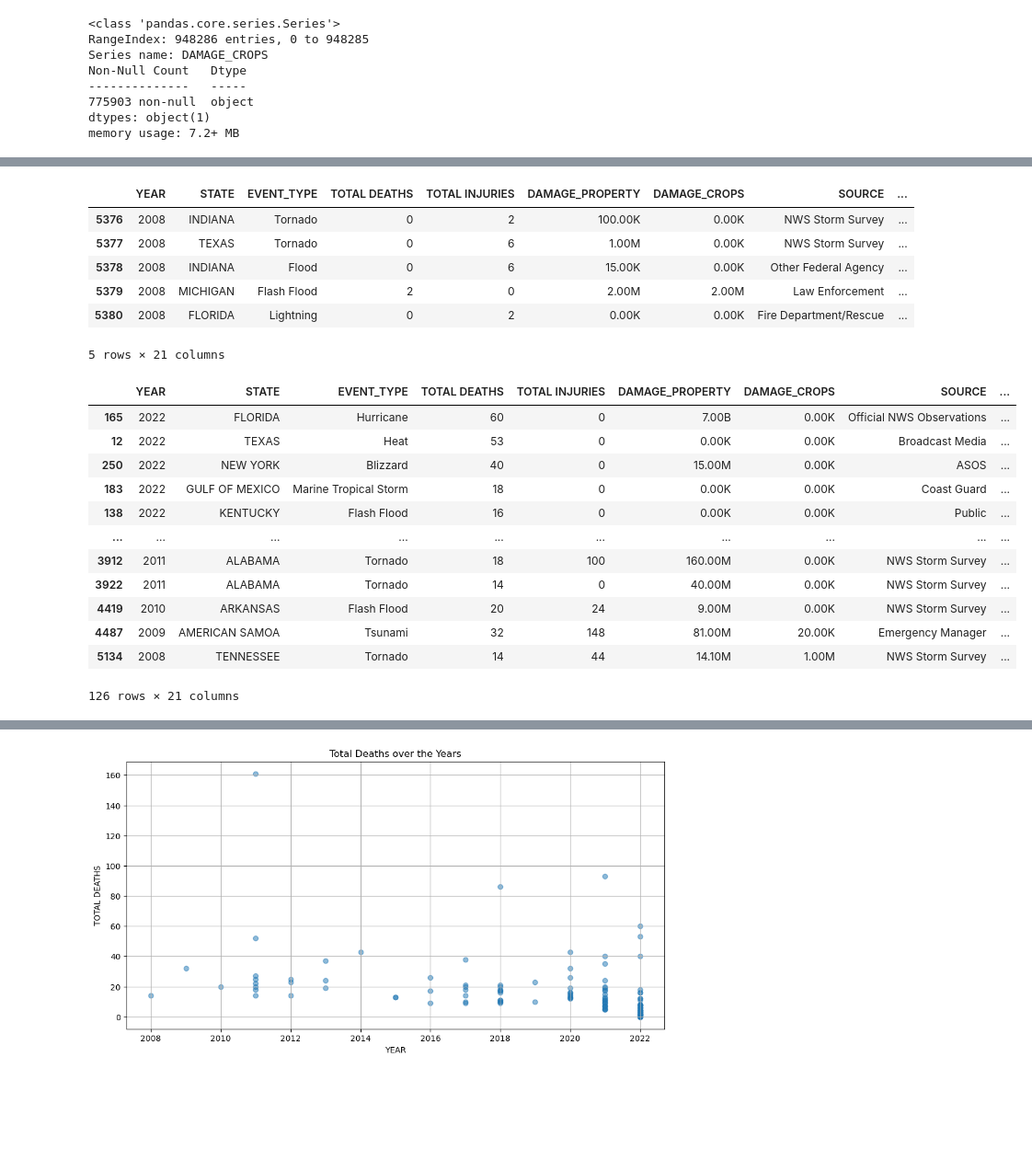
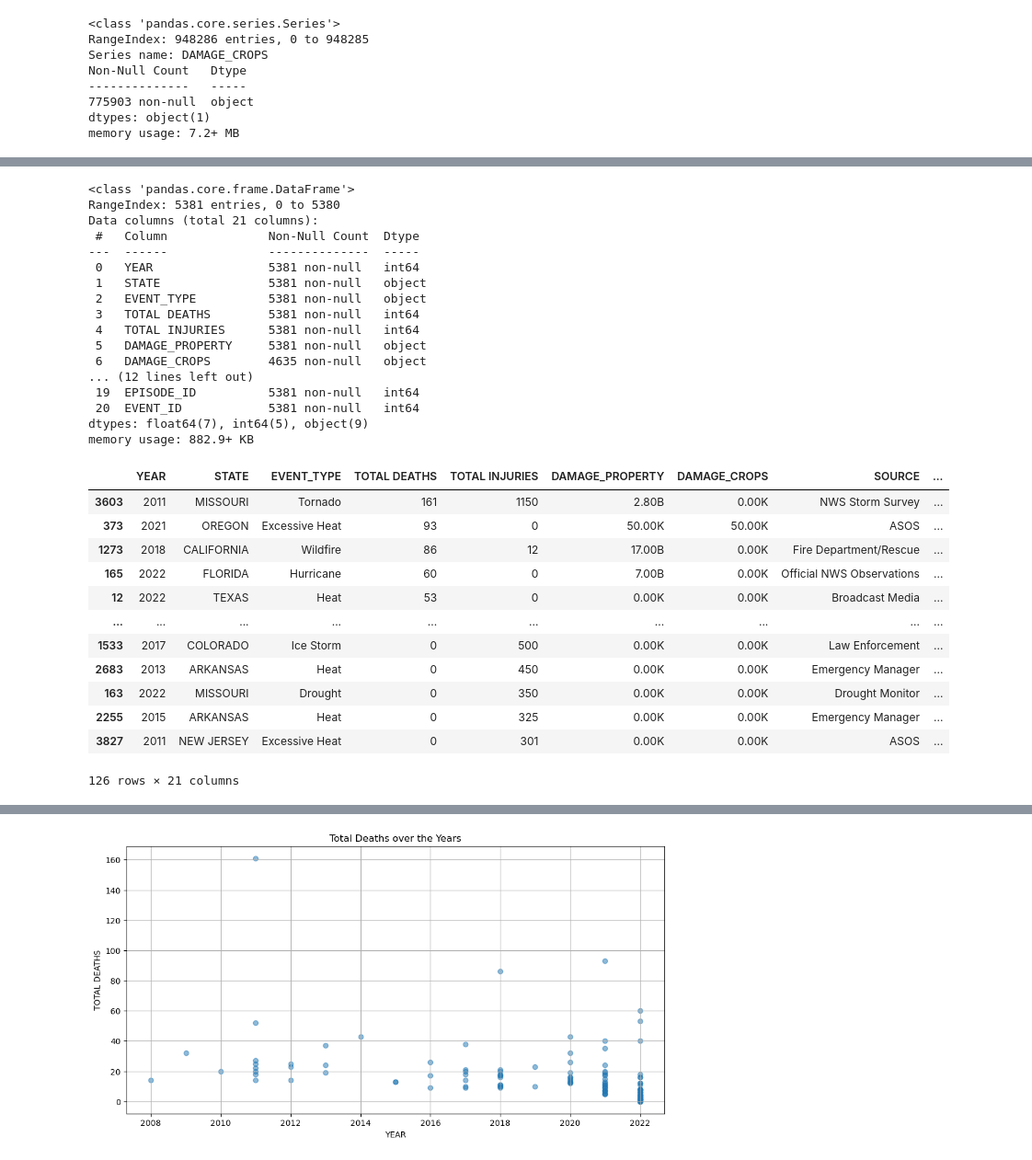
Before and after one commit to elizabethmorgan26/team1, a Jupyter notebook: mergestorm.ipynb, the cells around one changed output, grey strips where cells are left out. Shown at 92% size. Saved outputs shown, nothing was run; the diff lists cells and outputs as text; code cells hidden in the pictures; blank space fills up the shorter version.

Commit message:
update mergestorm

```diff
--- a/mergestorm.ipynb
+++ b/mergestorm.ipynb
@@ -7,7 +8,21 @@ from scipy.stats import linregress
 # %%
 #merging all the datasets into one
 mergestorm_df = pd.concat(
-    map(pd.read_csv, ["resources/stormevents_2022.csv", "resources/stormevents_2021.csv","resources/stormevents_2020.csv","resources/stormevents_2019.csv","resources/stormevents_2018.csv", "resources/stormevents_2017.csv", "resources/stormevents_2016.csv", "resources/stormevents_2015.csv", "resources/stormevents_2014.csv", "resources/stormevents_2013.csv", "resources/stormevents_2012.csv", "resources/stormevents_2011.csv", "resources/stormevents_2010.csv", "resources/stormevents_2009.csv", "resources/stormevents_2008.csv"]), ignore_index=True)
+    map(pd.read_csv, ["resources/stormevents_2022.csv",
+                      "resources/stormevents_2021.csv",
+                      "resources/stormevents_2020.csv",
+                      "resources/stormevents_2019.csv",
+                      "resources/stormevents_2018.csv",
+                      "resources/stormevents_2017.csv",
+                      "resources/stormevents_2016.csv",
+                      "resources/stormevents_2015.csv",
+                      "resources/stormevents_2014.csv",
+                      "resources/stormevents_2013.csv",
+                      "resources/stormevents_2012.csv",
+                      "resources/stormevents_2011.csv",
+                      "resources/stormevents_2010.csv",
+                      "resources/stormevents_2009.csv",
+                      "resources/stormevents_2008.csv"]), ignore_index=True)
 mergestorm_df.head()
 # %% [output]
 |  | BEGIN_YEARMONTH | BEGIN_DAY | BEGIN_TIME | END_YEARMONTH | END_DAY | END_TIME | EPISODE_ID | EVENT_ID | ... |
@@ -53,4 +68,4 @@ dtypes: float64(7), int64(7), object(9)
 memory usage: 166.4+ MB
 # %%
 #convert property damages from object to string
-clean_mergestorm_df["DAMAGE_PROPERTY"].astype(str)
+clean_mergestorm_df.loc[:,"DAMAGE_PROPERTY"] = clean_mergestorm_df["DAMAGE_PROPERTY"].astype('str')
@@ -125,8 +136,8 @@ dtypes: object(1)
 memory usage: 7.2+ MB
 # %%
 # Add new columns that combine direct and indirect deaths; direct and indirect injuries; and property damage and crop damage
-clean_mergestorm_df["TOTAL DEATHS"] = clean_mergestorm_df["DEATHS_DIRECT"] + clean_mergestorm_df["DEATHS_INDIRECT"]
-clean_mergestorm_df["TOTAL INJURIES"] = clean_mergestorm_df["INJURIES_DIRECT"] + clean_mergestorm_df["INJURIES_INDIRECT"]
+clean_mergestorm_df.loc[:,"TOTAL DEATHS"] = clean_mergestorm_df["DEATHS_DIRECT"] + clean_mergestorm_df["DEATHS_INDIRECT"]
+clean_mergestorm_df.loc[:,"TOTAL INJURIES"] = clean_mergestorm_df["INJURIES_DIRECT"] + clean_mergestorm_df["INJURIES_INDIRECT"]
 # clean_mergestorm_df["TOTAL DAMAGES"] = clean_mergestorm_df["DAMAGE_PROPERTY"] + clean_mergestorm_df["DAMAGE_CROPS"]
 
 clean_mergestorm_df.tail()
@@ -197,29 +238,39 @@ narrow_df.head()
 reordernarrow_df = narrow_df[["YEAR", "STATE", "EVENT_TYPE",
                               "TOTAL DEATHS", "TOTAL INJURIES",
                               "DAMAGE_PROPERTY","DAMAGE_CROPS", "SOURCE", "MAGNITUDE", "MAGNITUDE_TYPE", "TOR_F_SCALE", "TOR_LENGTH", "TOR_WIDTH", "TOR_OTHER_CZ_STATE", "BEGIN_LOCATION", "BEGIN_LAT", "BEGIN_LON", "END_LAT", "END_LON", "EPISODE_ID", "EVENT_ID",]]
-reordernarrow_df.tail()
+reordernarrow_df.info()
 # %% [output]
-|  | YEAR | STATE | EVENT_TYPE | TOTAL DEATHS | TOTAL INJURIES | DAMAGE_PROPERTY | DAMAGE_CROPS | SOURCE | ... |
-| 5376 | 2008 | INDIANA | Tornado | 0 | 2 | 100.00K | 0.00K | NWS Storm Survey | ... |
-| 5377 | 2008 | TEXAS | Tornado | 0 | 6 | 1.00M | 0.00K | NWS Storm Survey | ... |
-| 5378 | 2008 | INDIANA | Flood | 0 | 6 | 15.00K | 0.00K | Other Federal Agency | ... |
-| 5379 | 2008 | MICHIGAN | Flash Flood | 2 | 0 | 2.00M | 2.00M | Law Enforcement | ... |
-| 5380 | 2008 | FLORIDA | Lightning | 0 | 2 | 0.00K | 0.00K | Fire Department/Rescue | ... |
-5 rows × 21 columns
+<class 'pandas.core.frame.DataFrame'>
+RangeIndex: 5381 entries, 0 to 5380
+Data columns (total 21 columns):
+ #   Column              Non-Null Count  Dtype
+---  ------              --------------  -----
+ 0   YEAR                5381 non-null   int64
+ 1   STATE               5381 non-null   object
+ 2   EVENT_TYPE          5381 non-null   object
+ 3   TOTAL DEATHS        5381 non-null   int64
+ 4   TOTAL INJURIES      5381 non-null   int64
+ 5   DAMAGE_PROPERTY     5381 non-null   object
+ 6   DAMAGE_CROPS        4635 non-null   object
+... (12 lines left out)
+ 19  EPISODE_ID          5381 non-null   int64
+ 20  EVENT_ID            5381 non-null   int64
+dtypes: float64(7), int64(5), object(9)
+memory usage: 882.9+ KB
 # %%
-groupbynarrow_df=reordernarrow_df.sort_values(["YEAR","TOTAL DEATHS"], ascending=False).groupby("TOTAL DEATHS").head()
-groupbynarrow_df
+groupbynarrow_df=reordernarrow_df.sort_values(["TOTAL DEATHS","TOTAL INJURIES"], ascending=False).groupby("TOTAL DEATHS")
+groupbynarrow_df.head()
 # %% [output]
 |  | YEAR | STATE | EVENT_TYPE | TOTAL DEATHS | TOTAL INJURIES | DAMAGE_PROPERTY | DAMAGE_CROPS | SOURCE | ... |
+| 3603 | 2011 | MISSOURI | Tornado | 161 | 1150 | 2.80B | 0.00K | NWS Storm Survey | ... |
+| 373 | 2021 | OREGON | Excessive Heat | 93 | 0 | 50.00K | 50.00K | ASOS | ... |
+| 1273 | 2018 | CALIFORNIA | Wildfire | 86 | 12 | 17.00B | 0.00K | Fire Department/Rescue | ... |
 | 165 | 2022 | FLORIDA | Hurricane | 60 | 0 | 7.00B | 0.00K | Official NWS Observations | ... |
 | 12 | 2022 | TEXAS | Heat | 53 | 0 | 0.00K | 0.00K | Broadcast Media | ... |
-| 250 | 2022 | NEW YORK | Blizzard | 40 | 0 | 15.00M | 0.00K | ASOS | ... |
-| 183 | 2022 | GULF OF MEXICO | Marine Tropical Storm | 18 | 0 | 0.00K | 0.00K | Coast Guard | ... |
-| 138 | 2022 | KENTUCKY | Flash Flood | 16 | 0 | 0.00K | 0.00K | Public | ... |
 | ... | ... | ... | ... | ... | ... | ... | ... | ... | ... |
-| 3912 | 2011 | ALABAMA | Tornado | 18 | 100 | 160.00M | 0.00K | NWS Storm Survey | ... |
-| 3922 | 2011 | ALABAMA | Tornado | 14 | 0 | 40.00M | 0.00K | NWS Storm Survey | ... |
-| 4419 | 2010 | ARKANSAS | Flash Flood | 20 | 24 | 9.00M | 0.00K | NWS Storm Survey | ... |
-| 4487 | 2009 | AMERICAN SAMOA | Tsunami | 32 | 148 | 81.00M | 20.00K | Emergency Manager | ... |
-| 5134 | 2008 | TENNESSEE | Tornado | 14 | 44 | 14.10M | 1.00M | NWS Storm Survey | ... |
+| 1533 | 2017 | COLORADO | Ice Storm | 0 | 500 | 0.00K | 0.00K | Law Enforcement | ... |
+| 2683 | 2013 | ARKANSAS | Heat | 0 | 450 | 0.00K | 0.00K | Emergency Manager | ... |
+| 163 | 2022 | MISSOURI | Drought | 0 | 350 | 0.00K | 0.00K | Drought Monitor | ... |
+| 2255 | 2015 | ARKANSAS | Heat | 0 | 325 | 0.00K | 0.00K | Emergency Manager | ... |
+| 3827 | 2011 | NEW JERSEY | Excessive Heat | 0 | 301 | 0.00K | 0.00K | ASOS | ... |
 126 rows × 21 columns
```
Also changed, not shown: parts of 11 cells of this notebook.
